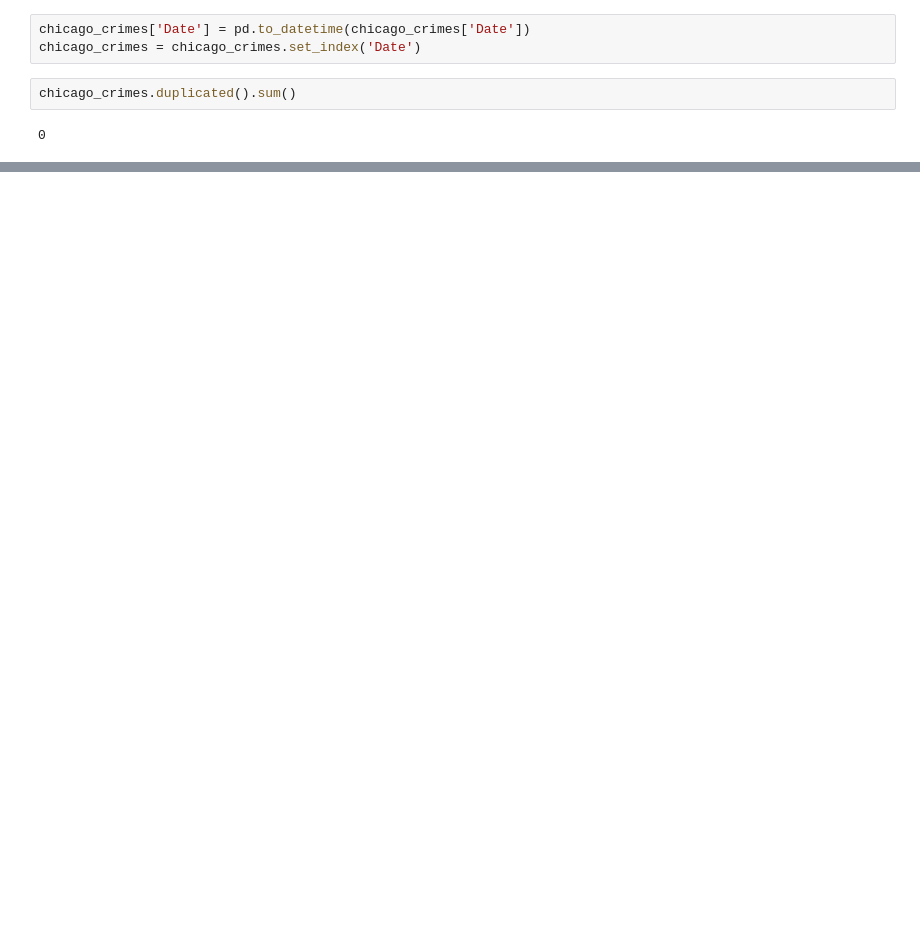
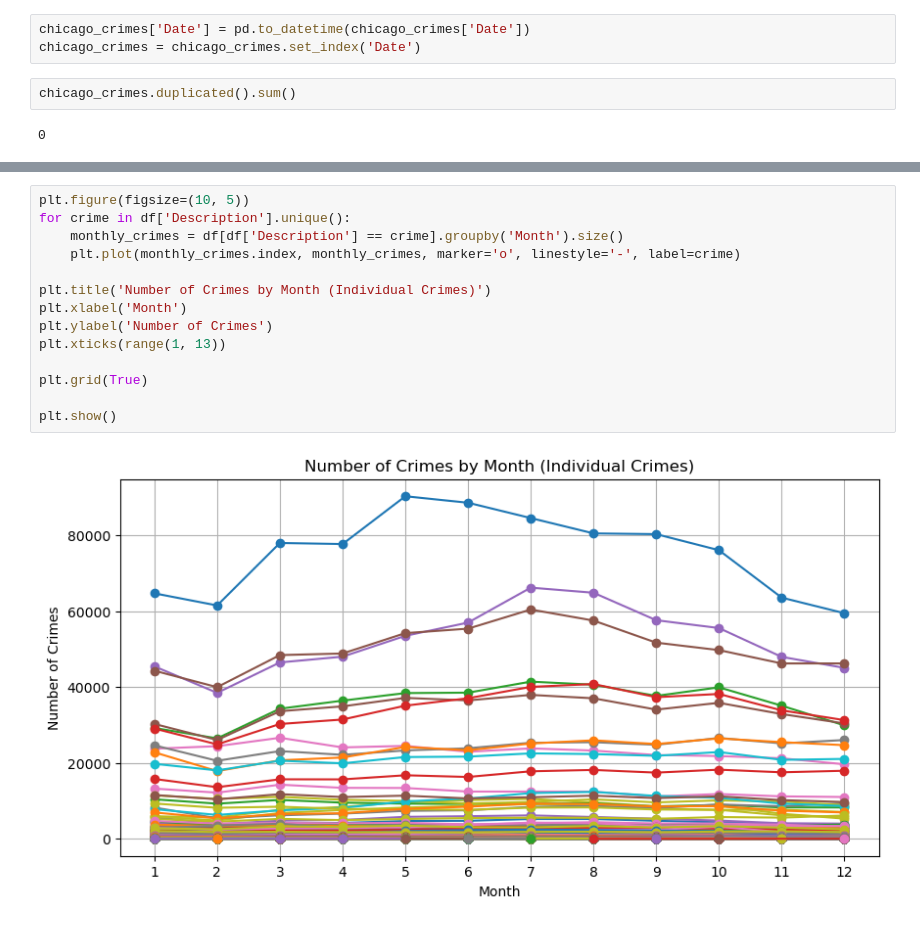
Before and after one commit to medayoubaziz1993/Chicago-Crime-Data, a Jupyter notebook: Part1.ipynb, the cells around one changed output, grey strips where cells are left out. Cells and saved outputs as stored; diff of their text form; blank space fills up the shorter version.

```diff
--- a/Part1.ipynb
+++ b/Part1.ipynb
@@ -171,0 +213,16 @@ Comparing Police Districts
+# %%
+plt.figure(figsize=(10, 5))
+for crime in df['Description'].unique():
+    monthly_crimes = df[df['Description'] == crime].groupby('Month').size()
+    plt.plot(monthly_crimes.index, monthly_crimes, marker='o', linestyle='-', label=crime)
+
+plt.title('Number of Crimes by Month (Individual Crimes)')
+plt.xlabel('Month')
+plt.ylabel('Number of Crimes')
+plt.xticks(range(1, 13))
+
+plt.grid(True)
+
+plt.show()
+# %% [output]
+[figure, added]
```
Also changed, not shown: parts of 10 cells of this notebook.
